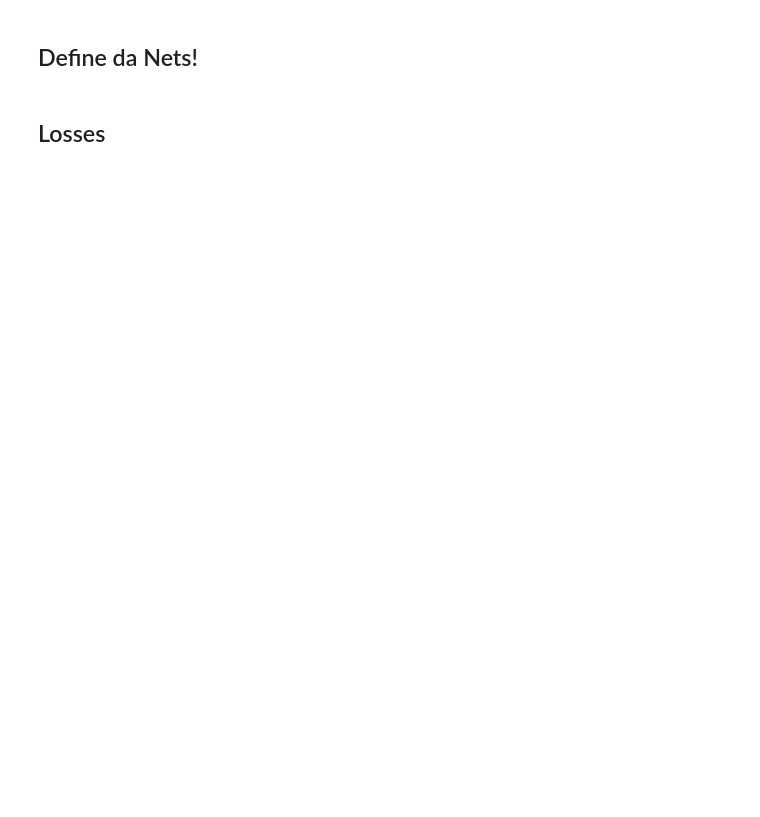
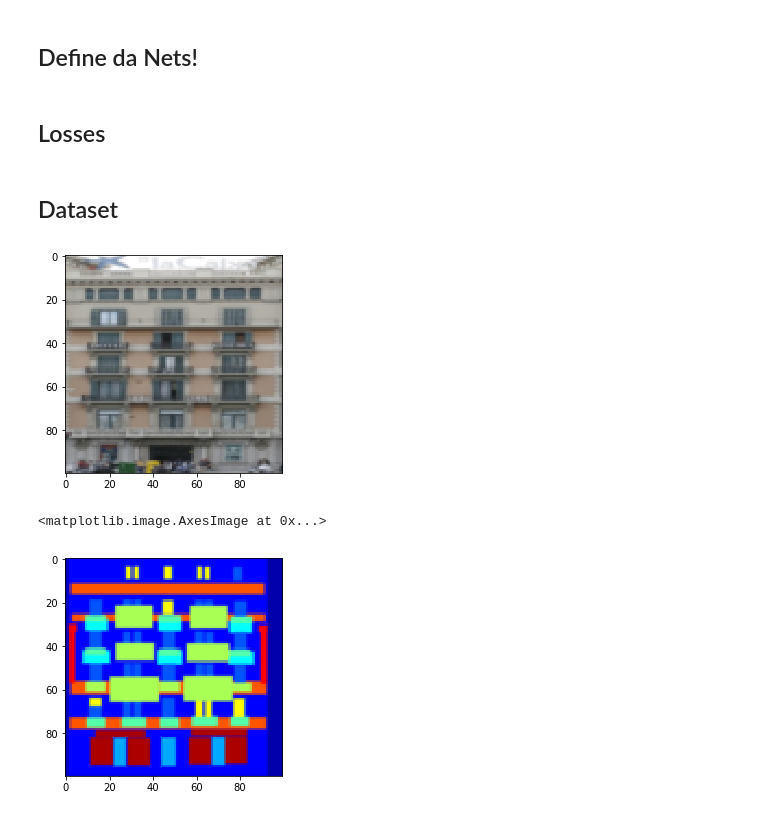
Before and after one commit to DeniskaMazur/GAN-Experiments, a Jupyter notebook: First.ipynb, the cells around one changed output. Saved outputs shown, nothing was run; the diff lists cells and outputs as text; code cells hidden in the pictures; blank space fills up the shorter version.

```diff
--- a/First.ipynb
+++ b/First.ipynb
@@ -24,6 +24,8 @@ Can not use cuDNN on context None: cannot compile with cuDNN. We got this error:
 compilation terminated.
 
 Mapped name None to device cuda0: GeForce GTX 1060 6GB (0000:01:00.0)
+# %%
+PICSIZE = (100, 100)
 # %% [markdown]
 ## Define da Nets!
 # %%
@@ -87,0 +88,28 @@ pics2array()
+# %% [markdown]
+## Dataset
+# %%
+import os
+from preproc import pics2array
+import numpy as np
+
+path = "datasets/base/"
+
+x = [pic for pic in os.listdir(path) if pic.split(".")[-1] == "jpg"]
+y = [pic for pic in os.listdir(path) if pic.split(".")[-1] == "png"]
+
+x = pics2array(path, x, PICSIZE) / 255.
+y = pics2array(path, y, PICSIZE) / 255.
+
+np.random.shuffle(y)
+# %%
+import matplotlib.pyplot as plt
+%matplotlib inline
+
+plt.imshow(x[0].transpose(1, 2, 0))
+plt.show()
+
+plt.imshow(y[0].transpose(1, 2, 0))
+# %% [output]
+[figure, added]
+<matplotlib.image.AxesImage at 0x...>
+[figure, added]
```
Also changed, not shown: parts of 8 cells of this notebook, 3 other files.
